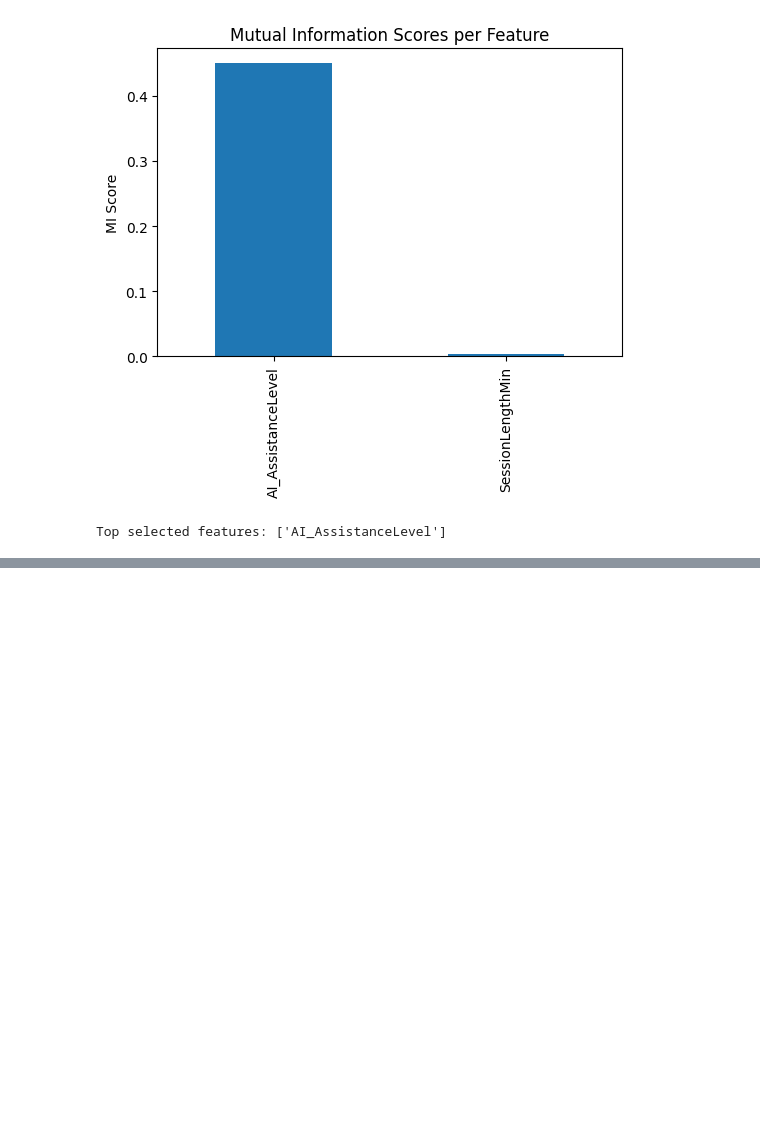
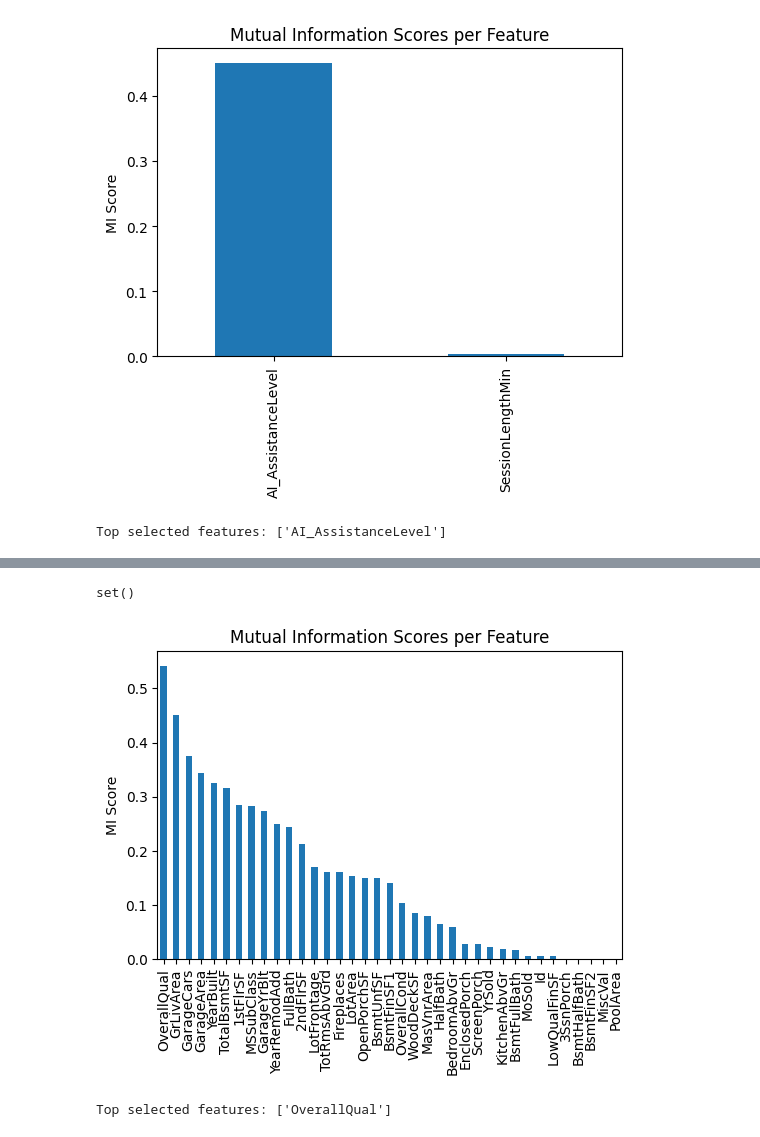
Before and after one commit to Madathanapalleleena/ML_LAB_152, a Jupyter notebook: ML_Lab_Practice.ipynb, the cells around one changed output, grey strips where cells are left out. Drawn from its saved outputs; the diff is of its cells as text; code cells hidden in the pictures; blank space fills up the shorter version.

Commit message:
Done feature filter operations on 2nd dataset

```diff
--- a/ML_Lab_Practice.ipynb
+++ b/ML_Lab_Practice.ipynb
@@ -765,0 +897,48 @@ Top selected features: ['AI_AssistanceLevel']
+# %%
+def correlation(dataset,threshold):
+    col_corr = set()
+    corr_matrix = dataset.corr()
+    # Iterate through the upper triangle of the correlation matrix
+    for i in range(len(corr_matrix.columns)):
+        for j in range(i):
+            if abs(corr_matrix.iloc[i, j]) > threshold:
+                colname = corr_matrix.columns[i]  # Keep one of the two correlated columns
+                col_corr.add(colname)
+    return col_corr
+
+corr_features = correlation(x_train.select_dtypes(include=['number']), 0.9)
+correlated_features = set(corr_features)
+print(correlated_features)
+# %% [output]
+set()
+# %%
+from sklearn.feature_selection import mutual_info_regression, SelectKBest
+import pandas as pd
+import matplotlib.pyplot as plt
+X_num = x_train.select_dtypes(include=['number'])
+
+mi_scores = mutual_info_regression(X_num, y_train)
+
+# 2. Convert to a pandas Series for readability
+mi_series = pd.Series(mi_scores)
+mi_series.index = X_num.columns  # Label each MI score with its corresponding feature
+
+mi_series = mi_series.sort_values(ascending=False)
+
+# 4. Visualize the scores using a bar chart
+plt.figure(figsize=(6,4))
+mi_series.plot.bar()
+plt.title("Mutual Information Scores per Feature")
+plt.ylabel("MI Score")
+plt.show()
+# %% [output]
+[figure, added]
+# %%
+from sklearn.feature_selection import SelectKBest
+selector = SelectKBest(mutual_info_regression, k=1)
+selector.fit(X_num, y_train)
+
+selected_features = X_num.columns[selector.get_support()]
+print(f"Top selected features:", selected_features.tolist())
+# %% [output]
+Top selected features: ['OverallQual']
```
Also changed, not shown: parts of 20 cells of this notebook.
